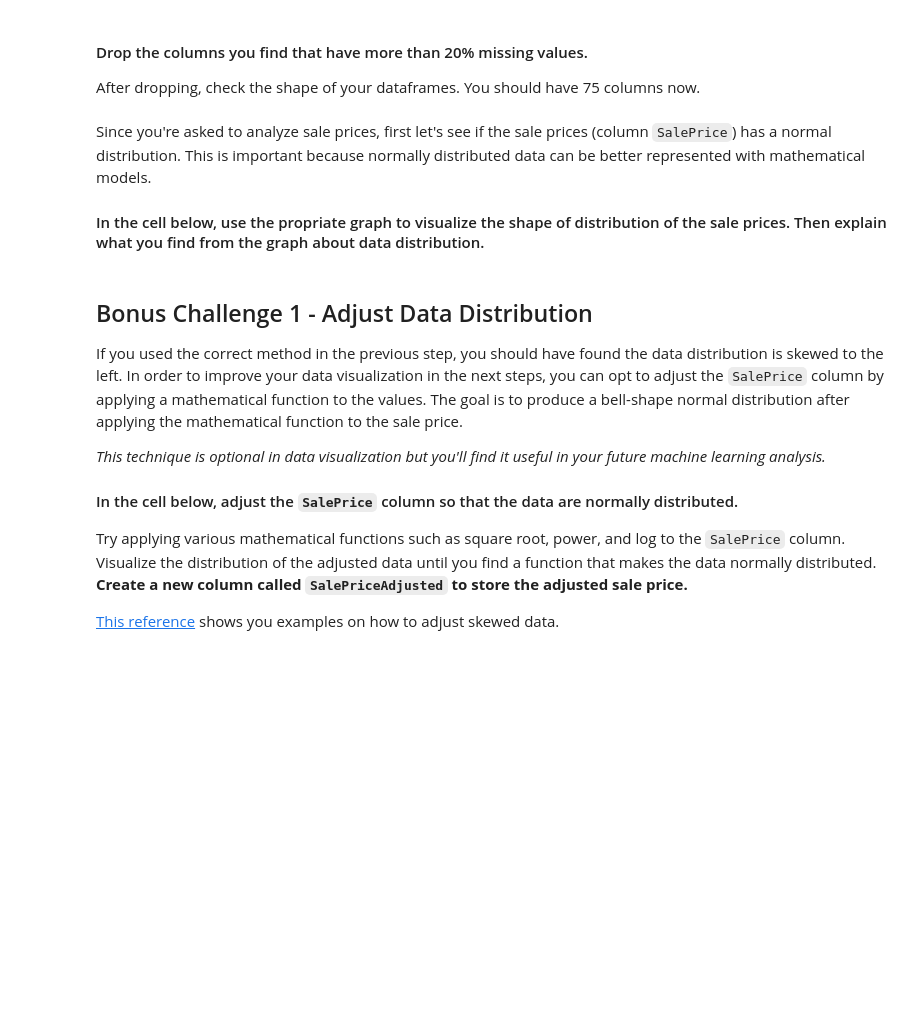
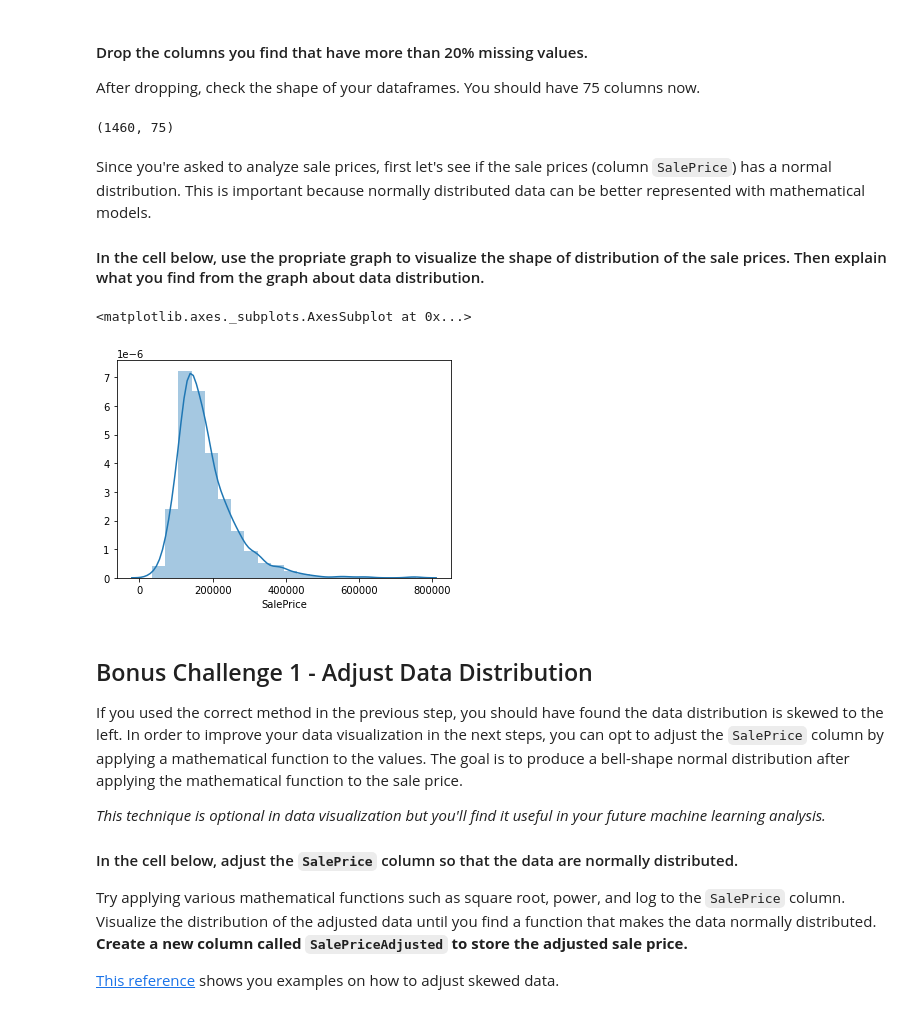
Before and after one commit to ironhack-datalabs/datamad0320, a Jupyter notebook: module-2/lab-storytelling-data-visualization/your-code/main.ipynb, the cells around one changed output. Cells and saved outputs as stored; diff of their text form; code cells hidden in the pictures; blank space fills up the shorter version.

```diff
--- a/module-2/lab-storytelling-data-visualization/your-code/main.ipynb
+++ b/module-2/lab-storytelling-data-visualization/your-code/main.ipynb
@@ -57,0 +56,7 @@ Make a table containing the column name and the percentage of missing values. Pr
+# %%
+# your code here
+percent_missing = df.isnull().sum() * 100 / len(df)
+missing_value_df = pd.DataFrame({'column_name': df.columns,'percent_missing': percent_missing})
+#missing_value_df.sort_values('percent_missing', inplace=True)
+missing_value_df=missing_value_df[missing_value_df["percent_missing"]>20]
+missing_value_df
@@ -61,12 +73,20 @@ Make a table containing the column name and the percentage of missing values. Pr
 After dropping, check the shape of your dataframes. You should have 75 columns now.
 # %%
 # your code here
+df=df.drop(missing_value_df["column_name"],axis=1)
+df.shape
+# %% [output]
+(1460, 75)
 # %% [markdown]
 Since you're asked to analyze sale prices, first let's see if the sale prices (column `SalePrice`) has a normal distribution. This is important because normally distributed data can be better represented with mathematical models.
 
 #### In the cell below, use the propriate graph to visualize the shape of distribution of the sale prices. Then explain what you find from the graph about data distribution.
 # %%
 # your code here
+sns.distplot(df.SalePrice, bins=20)
+# %% [output]
+<matplotlib.axes._subplots.AxesSubplot at 0x...>
+[figure, added]
 # %%
 # your comment here
 # %% [markdown]
```
Also changed, not shown: parts of 12 cells of this notebook.
